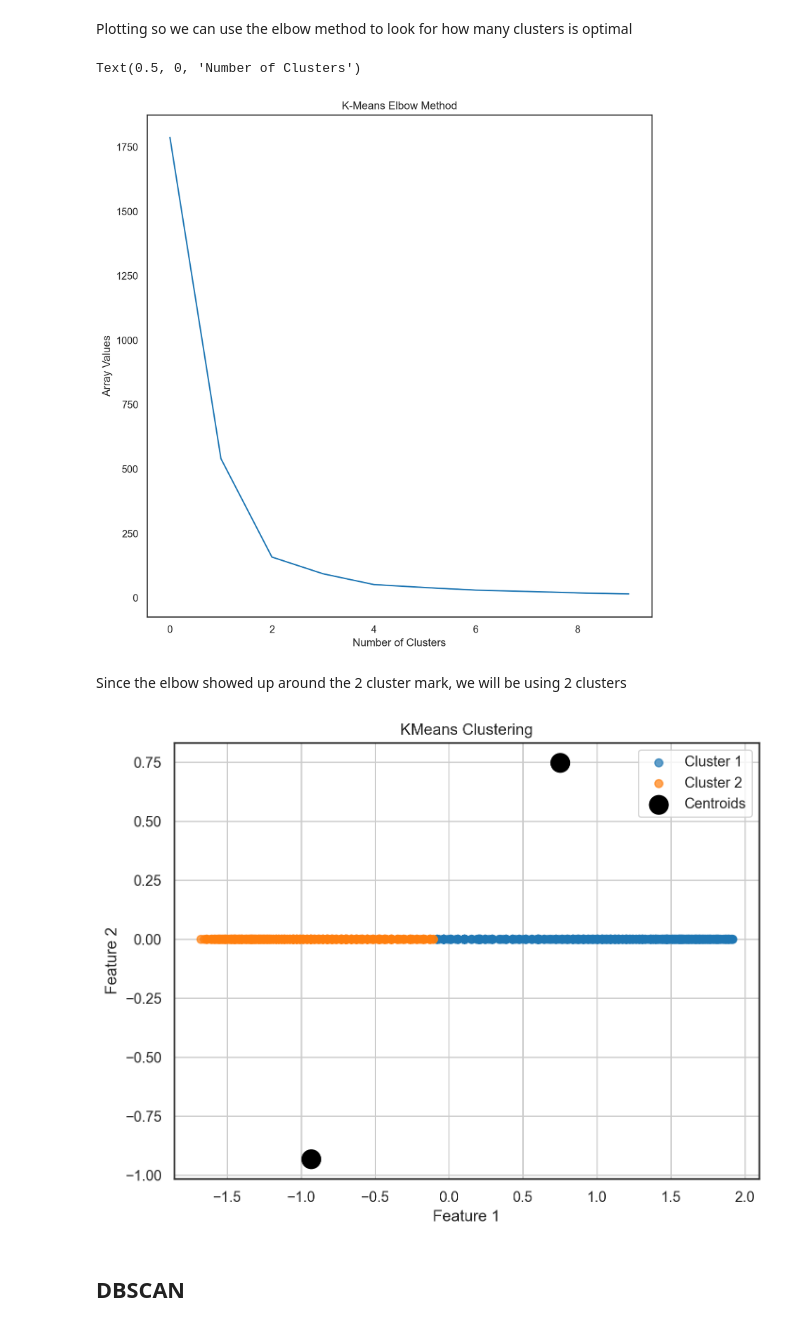
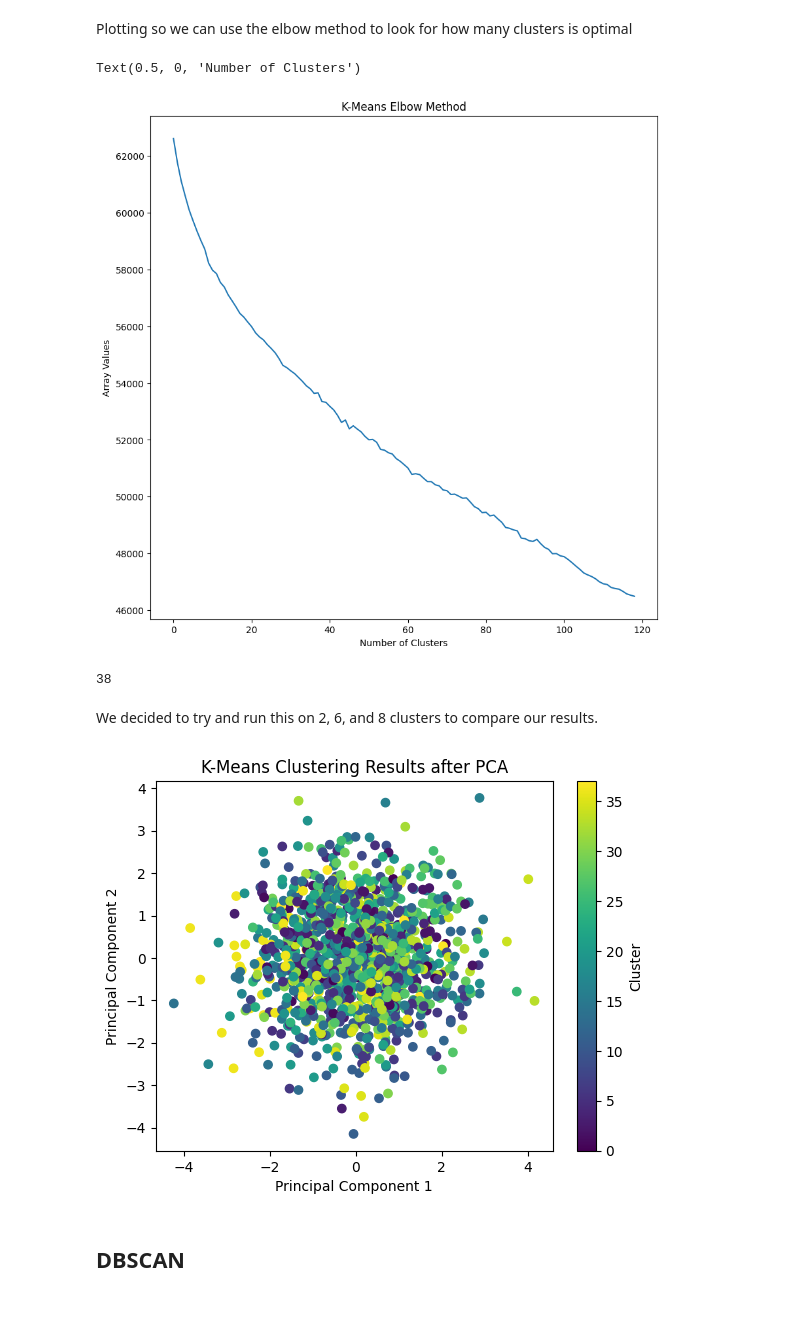
Before and after one commit to oodball/Suicidal-Tweet-Detection, a Jupyter notebook: data_cleaning.ipynb, the cells around one changed output. Saved outputs shown, nothing was run; the diff lists cells and outputs as text; code cells hidden in the pictures.

```diff
--- a/data_cleaning.ipynb
+++ b/data_cleaning.ipynb
@@ -431,9 +543,9 @@ from sklearn.datasets import make_blobs
 from sklearn.metrics import silhouette_score
 arr = []
 
-for i in range(1, 11):
+for i in range(2, 121):
     k_pca = KMeans(n_clusters=i, init= "k-means++", random_state= 99)
-    k_pca.fit(pca_scores)
+    k_pca.fit(X_pca)
     arr.append(k_pca.inertia_)
 
 arr
@@ -459,33 +578,45 @@ plt.ylabel("Array Values")
 plt.xlabel("Number of Clusters")
 # %% [output]
 Text(0.5, 0, 'Number of Clusters')
-[figure, old version]
+[figure, new version]
-# %% [markdown]
-Since the elbow showed up around the 2 cluster mark, we will be using 2 clusters
+# %%
+knee = KneeLocator(range(2, 121), arr, curve='convex', direction='decreasing')
+
+comp = knee.knee
+
+print(comp)
+# %% [output]
+38
+# %% [markdown]
+We decided to try and run this on 2, 6, and 8 clusters to compare our results.
 # %%
-k_pca = KMeans(n_clusters= 2, init= "k-means++", random_state=99)
-k_pca.fit(pca_scores)
+k_pca = KMeans(n_clusters= 38, init= "k-means++", random_state=99)
+k_pca.fit(X_pca)
 
 cluster_labels = k_pca.labels_
 
-plt.figure(figsize=(8, 6))
+centoids = k_pca.cluster_centers_
 
-for cluster in range(2):
-    plt.scatter(pca_scores[cluster_labels == cluster, 0],
-                np.zeros_like(pca_scores[cluster_labels == cluster, 0]),
-                label=f'Cluster {cluster + 1}', alpha=0.7)
+# plt.scatter(centoids, cluster_labels)
 
-centroids = k_pca.cluster_centers_
-plt.scatter(centroids[:, 0], centroids[:, 0], marker='o', s=200, color='black', label='Centroids')
+# plt.figure(figsize=(8, 6))
 
-plt.title('KMeans Clustering')
-plt.xlabel('Feature 1')
-plt.ylabel('Feature 2')
-plt.legend()
-plt.grid(True)
+# for cluster in range(2):
+#     plt.scatter(pca_scores[cluster_labels == cluster, 0],
+#                 np.zeros_like(pca_scores[cluster_labels == cluster, 0]),
+#                 label=f'Cluster {cluster + 1}', alpha=0.7)
+
+# centroids = k_pca.cluster_centers_
+# plt.scatter(centroids[:, 0], centroids[:, 0], marker='o', s=200, color='black', label='Centroids')
+
+plt.scatter(X_pca[:, 0], X_pca[:, 1], c=cluster_labels, cmap='viridis')
+plt.xlabel('Principal Component 1')
+plt.ylabel('Principal Component 2')
+plt.title('K-Means Clustering Results after PCA')
+plt.colorbar(label='Cluster')
 plt.show()
 # %% [output]
-[figure, old version]
+[figure, new version]
 # %% [markdown]
 ## DBSCAN
 # %%
```
Also changed, not shown: parts of 12 cells of this notebook.
